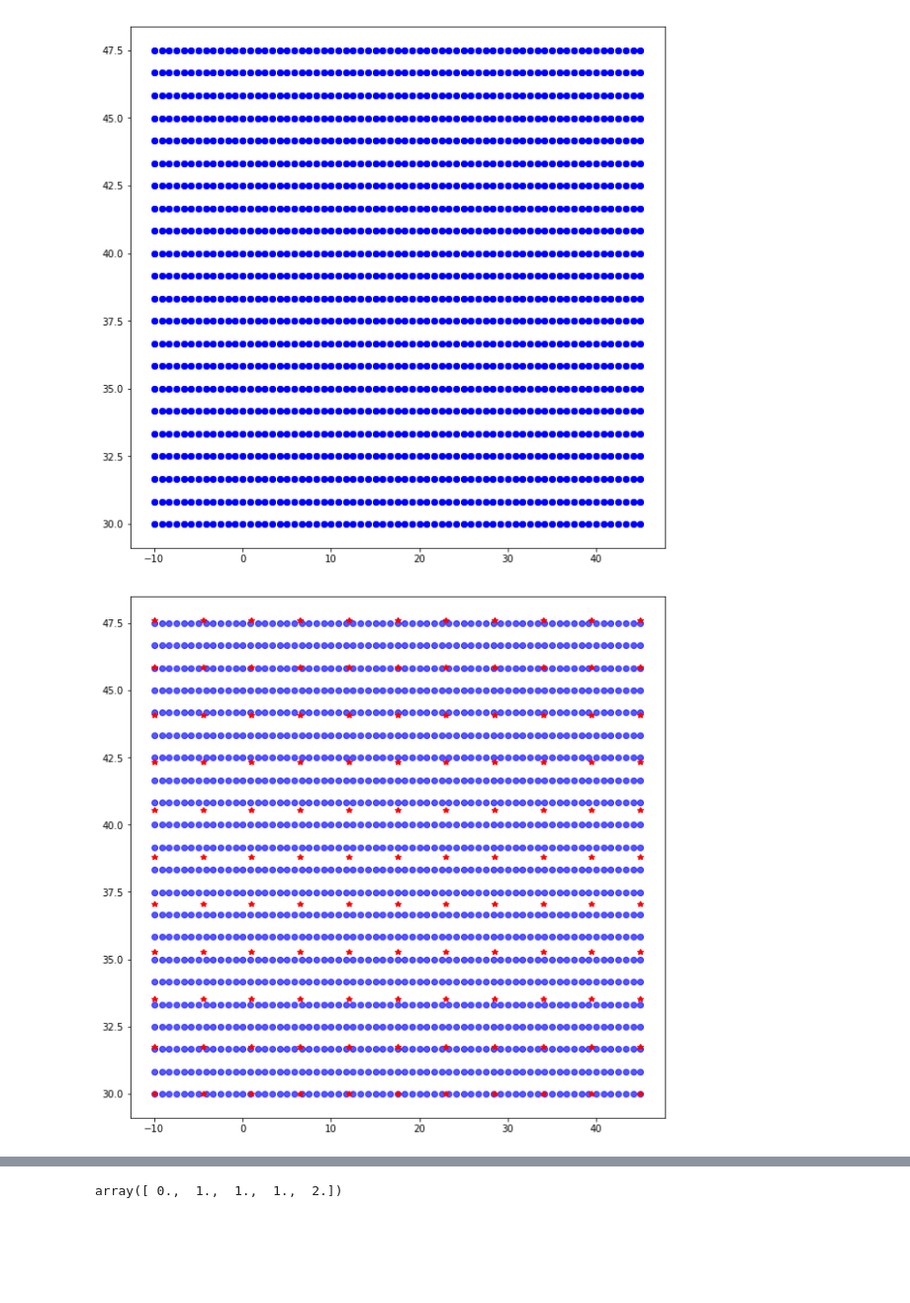
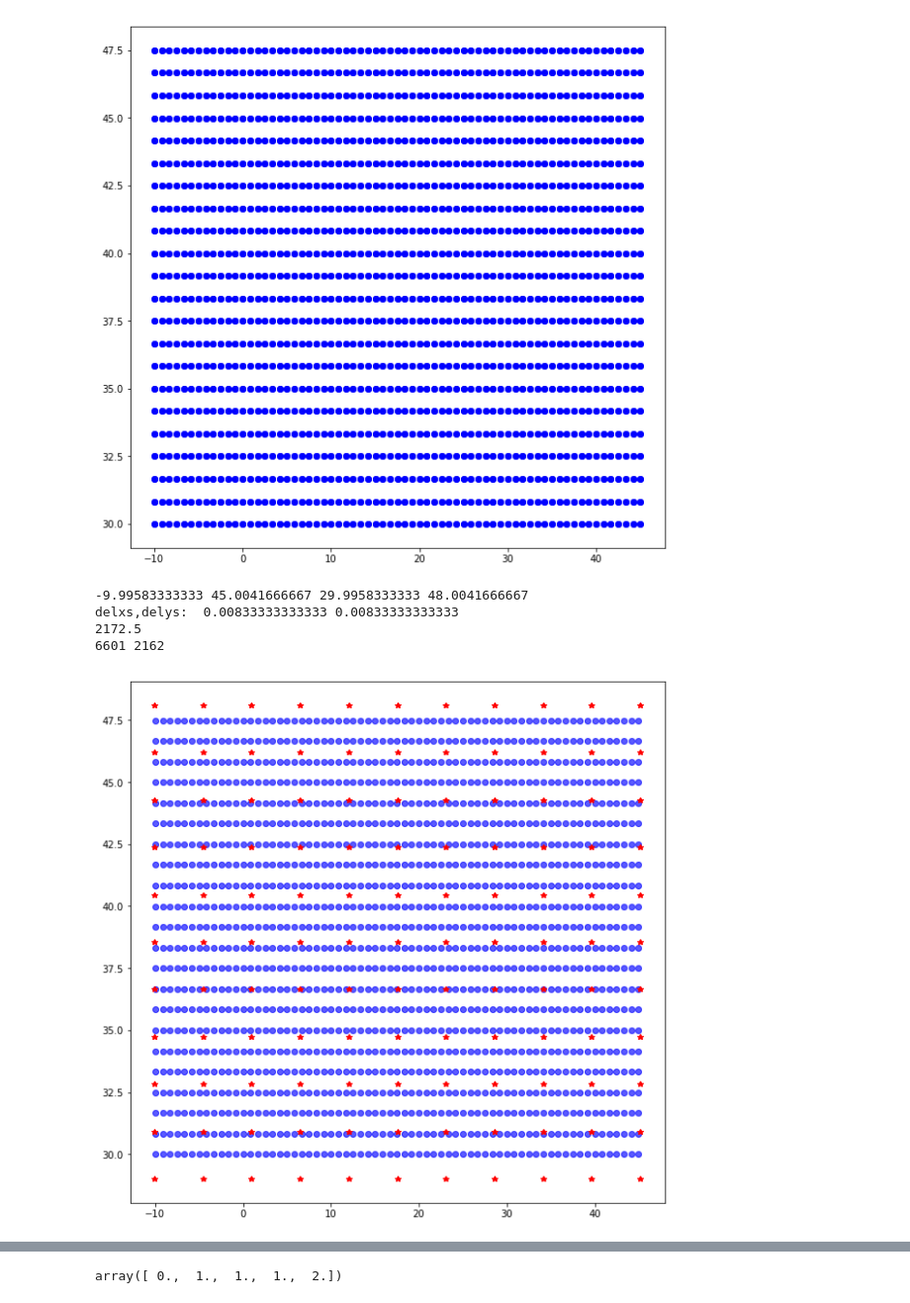
Before and after one commit to adcroft/thin-wall-topography, a Jupyter notebook: python/algorithm_dev-3.ipynb, the cells around one changed output, grey strips where cells are left out. Shown at 99% size. Cells and saved outputs as stored; diff of their text form; code cells hidden in the pictures; blank space fills up the shorter version.

```diff
--- a/python/algorithm_dev-3.ipynb
+++ b/python/algorithm_dev-3.ipynb
@@ -345,12 +358,24 @@ plt.figure(figsize=(10,10))
 plot_mesh_in_latlon(gebco_lon_grd[::100,::100], gebco_lat_grd[::100,::100], phi_color='bo', lam_color='bo')
 # %% [output]
 [figure]
+# %%
+print(gebco_lon_grd[0,0],gebco_lon_grd[-1,-1], gebco_lat_grd[0,0],gebco_lat_grd[-1,-1])
+delxs= gebco_lon_grd[0,1]-gebco_lon_grd[0,0]
+delys= gebco_lat_grd[1,0]-gebco_lat_grd[0,0]
+print("delxs,delys: ", delxs,delys )
+print((48.1-gebco_lat_grd[0,0])/delys)
+print(gebco_lon_grd.shape[1],gebco_lat_grd.shape[0])
+# %% [output]
+-9.99583333333 45.0041666667 29.9958333333 48.0041666667
+delxs,delys:  0.00833333333333 0.00833333333333
+2172.5
+6601 2162
 # %%
 #test a target grid
 plt.figure(figsize=(10,10))
-trg2_lon_grid,trg2_lat_grid = generate_rect_test_grid(-10,45,1000,30,47.6,1000)
+trg2_lon_grid,trg2_lat_grid = generate_rect_test_grid(-10.1,45.2,1000,29.,48.1,1000)
 plot_mesh_in_latlon(gebco_lon_grd[::100,::100], gebco_lat_grd[::100,::100], phi_color='bo', lam_color='bo',alpha=0.4)
 plot_mesh_in_latlon(trg2_lon_grid[::100,::100], trg2_lat_grid[::100,::100], phi_color='r*', lam_color='r*')
 # %% [output]
-[figure, old version]
+[figure, new version]
 # %%
```
Also changed, not shown: parts of 9 cells of this notebook.
